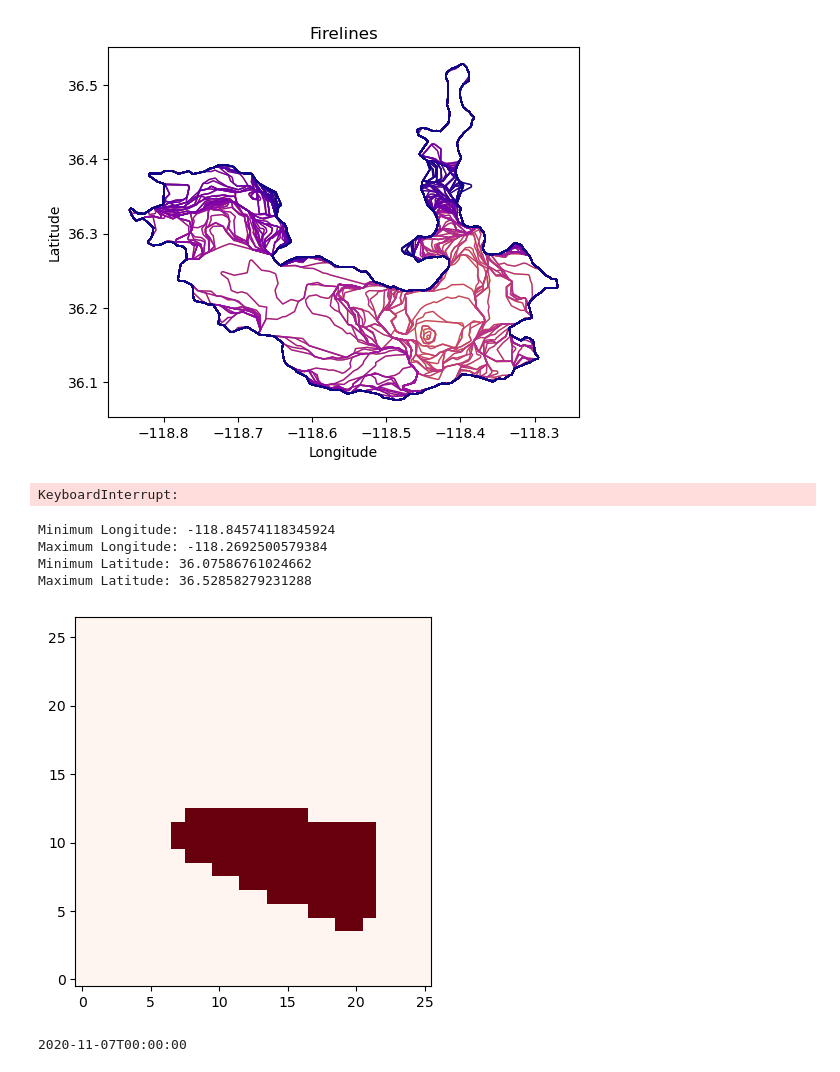
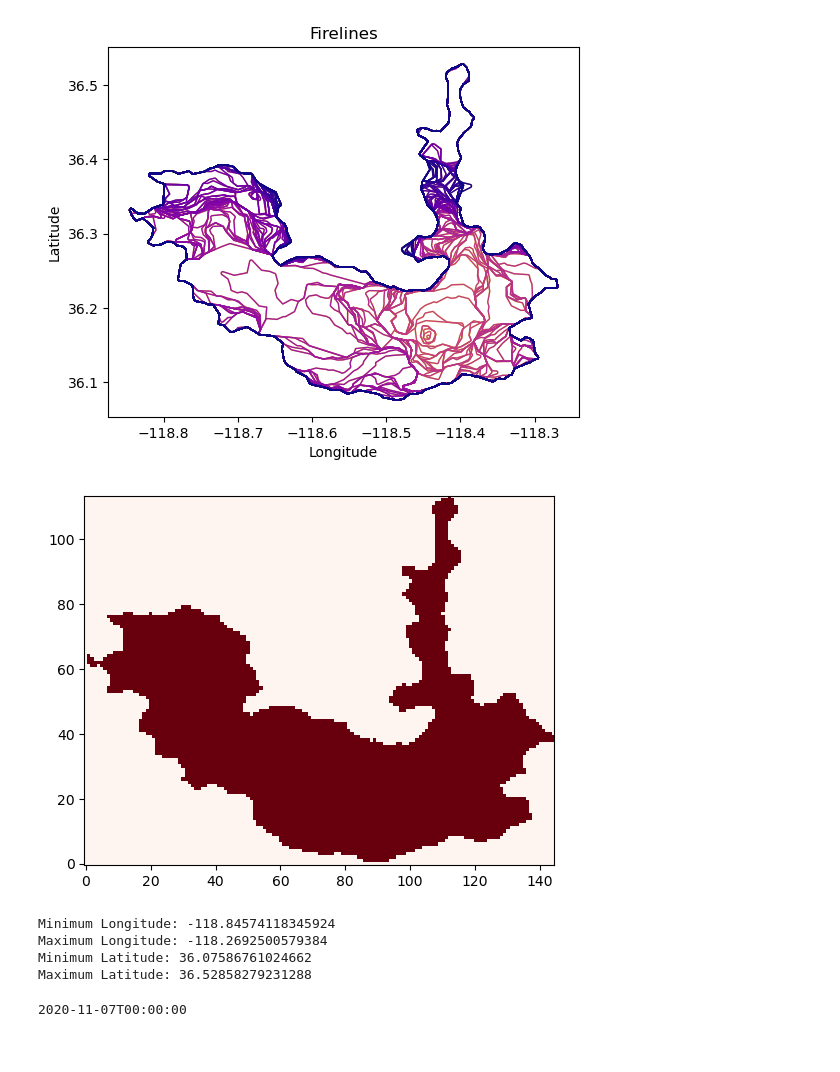
Before and after one commit to Jared-Mac/firegen, a Jupyter notebook: explore_dataset.ipynb, the cells around one changed output. Saved outputs shown, nothing was run; the diff lists cells and outputs as text; code cells hidden in the pictures.

```diff
--- a/explore_dataset.ipynb
+++ b/explore_dataset.ipynb
@@ -72,24 +72,27 @@ plt.show()
 # %%
 minx, miny, maxx, maxy = filtered_gdf.total_bounds
 # %%
-shape = filtered_gdf
+shape = filtered_gdf.iloc[150]
 shape = shape['geometry']
 # %%
 minx, miny, maxx, maxy = filtered_gdf.total_bounds
-pixel_size = 0.001  # Adjust the pixel size as needed
+pixel_size = 0.004  # Adjust the pixel size as needed
 
 # Create a mesh grid of points
 x_coords = np.arange(minx, maxx, pixel_size)
 y_coords = np.arange(miny, maxy, pixel_size)
 xx, yy = np.meshgrid(x_coords, y_coords)
 
 
 
 points = [shape.contains(shapely.Point(x, y)) for x, y in zip(xx.ravel(), yy.ravel())]
 raster = np.array(points)
 raster = raster.reshape(xx.shape)
+# Plotting
+plt.imshow(raster, origin='lower', cmap='Reds')
+plt.show()
 # %% [output]
-KeyboardInterrupt:
+[figure, added]
 # %%
 # Print max and min latitude and longitude
 print(f"Minimum Longitude: {minx}")
@@ -101,12 +104,6 @@ Minimum Longitude: -118.84574118345924
 Maximum Longitude: -118.2692500579384
 Minimum Latitude: 36.07586761024662
 Maximum Latitude: 36.52858279231288
-# %%
-# Plotting
-plt.imshow(raster, origin='lower', cmap='Reds')
-plt.show()
-# %% [output]
-[figure, removed]
 # %%
 import netCDF4 # import libraries
 # %%
```
Also changed, not shown: 2 other files.
